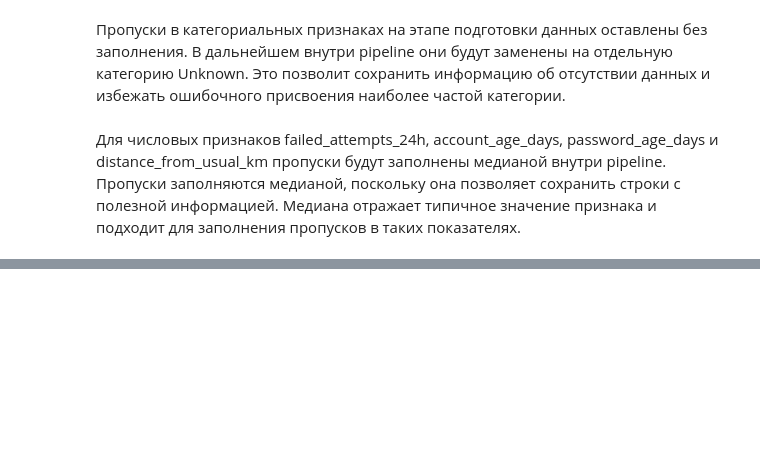
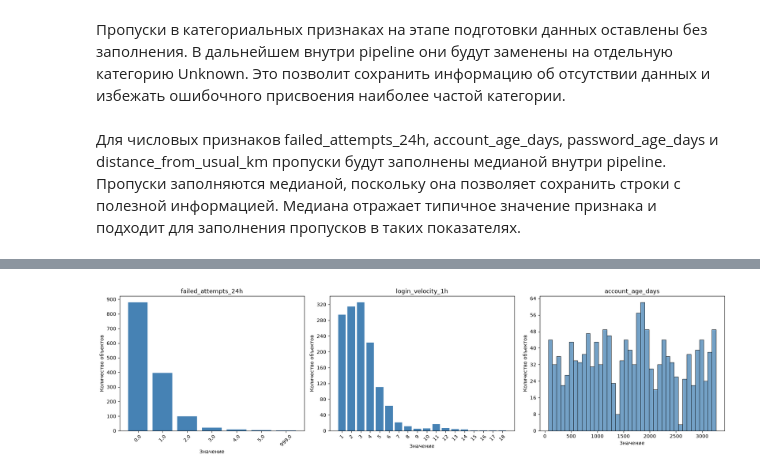
Before and after one commit to icspero/7-semester-AI-Lab1, a Jupyter notebook: lab01.ipynb, the cells around one changed output, grey strips where cells are left out. Drawn from its saved outputs; the diff is of its cells as text; code cells hidden in the pictures; blank space fills up the shorter version.

```diff
--- a/lab01.ipynb
+++ b/lab01.ipynb
@@ -739,0 +866,10 @@ Total lines: 1427
+# %%
+# Считаем количество полных дубликатов перед удалением
+removed_count = df.duplicated().sum()
+
+# Удаляем дубликаты, сохраняя первое вхождение каждой строки
+df = df.drop_duplicates().copy()
+
+# Выводим результат
+print("Number of removed duplicate rows:", removed_count)
+print("Number of rows after removal:", len(df))
@@ -739,0 +927,74 @@ Total lines: 1427
+# %%
+
+import pandas as pd
+import matplotlib.pyplot as plt
+import seaborn as sns
+from matplotlib.ticker import MaxNLocator
+
+# ---------- 1. Выбор трех числовых признаков ----------
+OUTLIER_COLS = [
+    'failed_attempts_24h',
+    'login_velocity_1h',
+    'account_age_days'
+]
+
+# Приведение к числовому формату
+outl = df[OUTLIER_COLS].apply(pd.to_numeric, errors='coerce')
+
+# ---------- 2. Квантили и поиск выбросов методом IQR ----------
+rows = []
+
+for col in OUTLIER_COLS:
+    s = outl[col].dropna()
+
+    q1 = s.quantile(0.25)
+    q3 = s.quantile(0.75)
+
+    iqr = q3 - q1
+    low = q1 - 1.5 * iqr
+    high = q3 + 1.5 * iqr
+
+    # Отмечаем значения за границами IQR
+    mask = (outl[col] < low) | (outl[col] > high)
+
+    rows.append({
+        'Признак': col,
+        'Нижняя граница IQR': round(low, 2),
+        'Верхняя граница IQR': round(high, 2),
+        'Количество выбросов': int(mask.sum()),
+        'Доля выбросов, %': round(mask.mean() * 100, 2)
+    })
+
+outlier_summary = pd.DataFrame(rows).set_index('Признак')
+display(outlier_summary)
+
+# ---------- 3. Построение гистограмм ----------
+fig, axes = plt.subplots(1, 3, figsize=(18, 5))
+
+for ax, col in zip(axes, OUTLIER_COLS):
+    s = outl[col].dropna()
+
+    # Если значения целочисленные — отдельный столбик для каждого значения
+    if (s % 1 == 0).all() and s.nunique() <= 100:
+        counts = s.value_counts().sort_index()
+
+        ax.bar(
+            counts.index.astype(str),
+            counts.values,
+            color='steelblue'
+        )
+
+        ax.tick_params(axis='x', rotation=45)
+
+    else:
+        # Для большого количества уникальных значений
+        sns.histplot(s, bins=40, ax=ax, color='steelblue')
+
+    ax.set_title(col)
+    ax.set_xlabel('Значение')
+    ax.set_ylabel('Количество объектов')
+    ax.yaxis.set_major_locator(MaxNLocator(integer=True))
+
+plt.tight_layout()
+plt.show()
+# %% [output]
@@ -739,0 +1006 @@ Total lines: 1427
+[figure, added]
```
Also changed, not shown: parts of 59 cells of this notebook, 1 other file.
